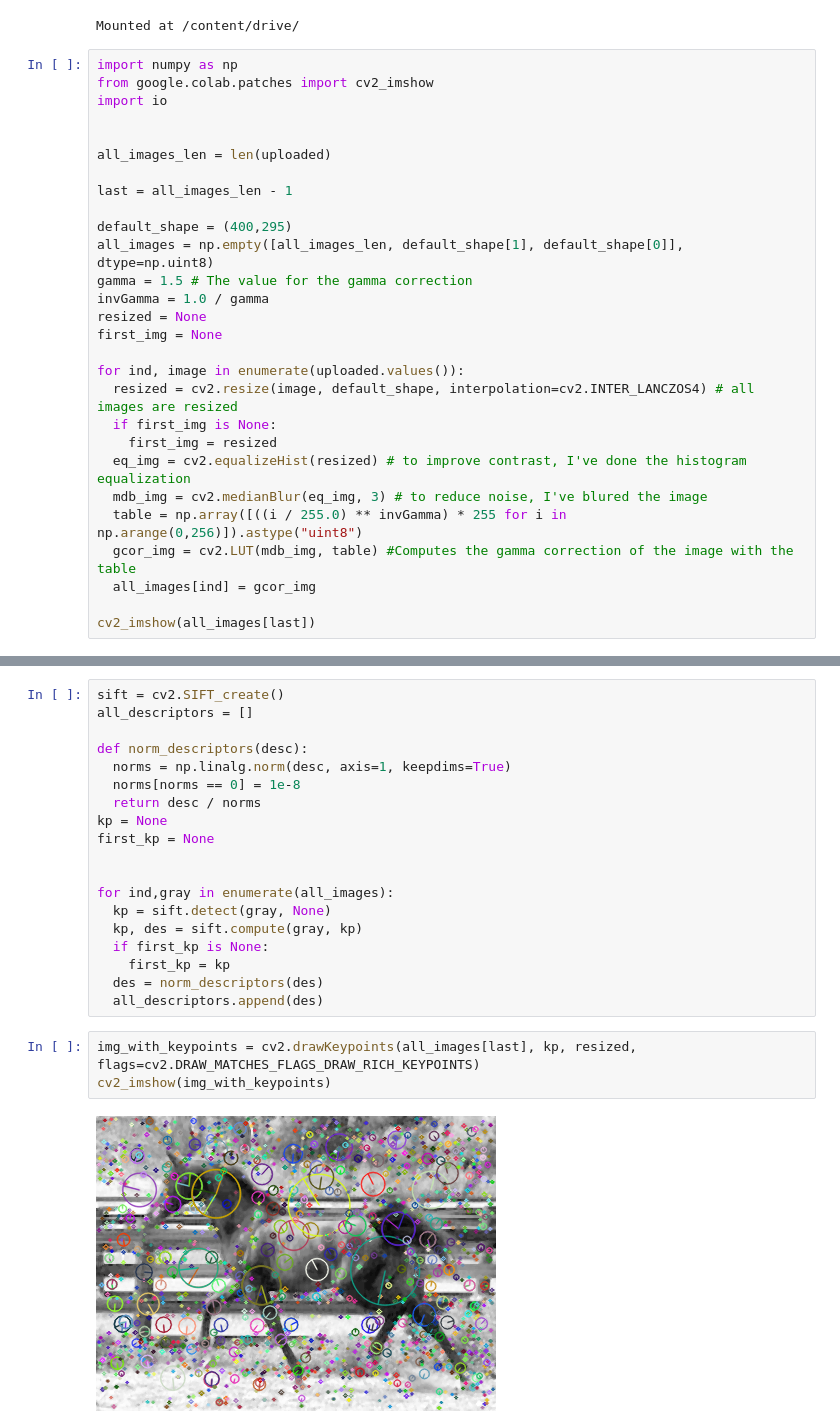
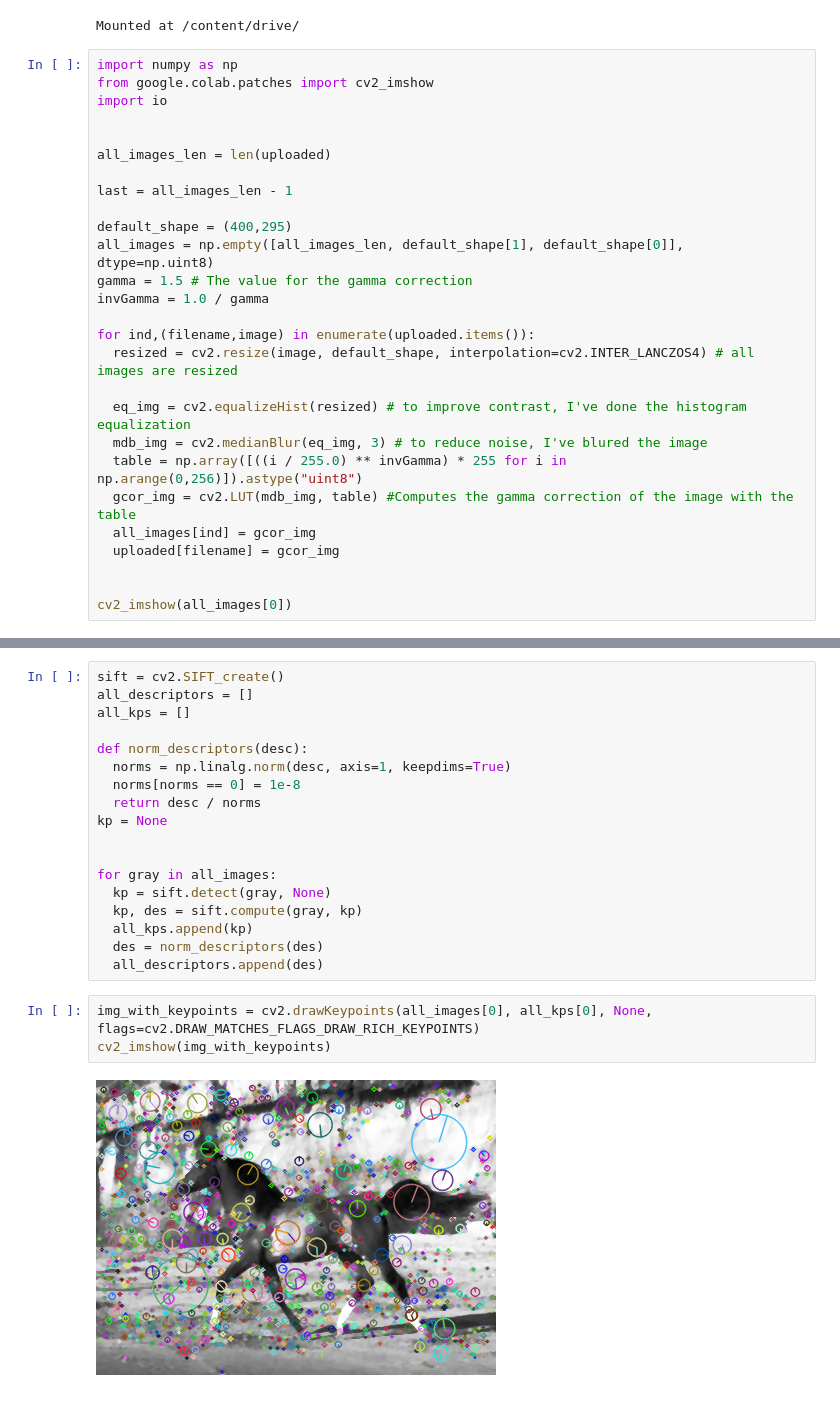
Before and after one commit to lesi-nedo/ISPR_assignments, a Jupyter notebook: Assignment_6_o_nedobiychuk.ipynb, the cells around one changed output, grey strips where cells are left out. Saved outputs shown, nothing was run; the diff lists cells and outputs as text.

```diff
--- a/Assignment_6_o_nedobiychuk.ipynb
+++ b/Assignment_6_o_nedobiychuk.ipynb
@@ -33,18 +33,17 @@ default_shape = (400,295)
 all_images = np.empty([all_images_len, default_shape[1], default_shape[0]], dtype=np.uint8)
 gamma = 1.5 # The value for the gamma correction
 invGamma = 1.0 / gamma
-resized = None
-first_img = None
 
-for ind, image in enumerate(uploaded.values()):
+for ind,(filename,image) in enumerate(uploaded.items()):
   resized = cv2.resize(image, default_shape, interpolation=cv2.INTER_LANCZOS4) # all images are resized
-  if first_img is None:
-    first_img = resized
+
   eq_img = cv2.equalizeHist(resized) # to improve contrast, I've done the histogram equalization
   mdb_img = cv2.medianBlur(eq_img, 3) # to reduce noise, I've blured the image
   table = np.array([((i / 255.0) ** invGamma) * 255 for i in np.arange(0,256)]).astype("uint8")
   gcor_img = cv2.LUT(mdb_img, table) #Computes the gamma correction of the image with the table
   all_images[ind] = gcor_img
+  uploaded[filename] = gcor_img
 
-cv2_imshow(all_images[last])
+
+cv2_imshow(all_images[0])
 # %% [output]
@@ -52,27 +59,26 @@ cv2_imshow(all_images[last])
 # %%
 sift = cv2.SIFT_create()
 all_descriptors = []
+all_kps = []
 
 def norm_descriptors(desc):
   norms = np.linalg.norm(desc, axis=1, keepdims=True)
   norms[norms == 0] = 1e-8
   return desc / norms
 kp = None
-first_kp = None
 
 
-for ind,gray in enumerate(all_images):
+for gray in all_images:
   kp = sift.detect(gray, None)
   kp, des = sift.compute(gray, kp)
-  if first_kp is None:
-    first_kp = kp
+  all_kps.append(kp)
   des = norm_descriptors(des)
   all_descriptors.append(des)
 # %%
-img_with_keypoints = cv2.drawKeypoints(all_images[last], kp, resized, flags=cv2.DRAW_MATCHES_FLAGS_DRAW_RICH_KEYPOINTS)
+img_with_keypoints = cv2.drawKeypoints(all_images[0], all_kps[0], None, flags=cv2.DRAW_MATCHES_FLAGS_DRAW_RICH_KEYPOINTS)
 cv2_imshow(img_with_keypoints)
 # %% [output]
-[figure, old version]
+[figure, new version]
 # %%
 import matplotlib.pyplot as plt
 
```
Also changed, not shown: parts of 17 cells of this notebook.
